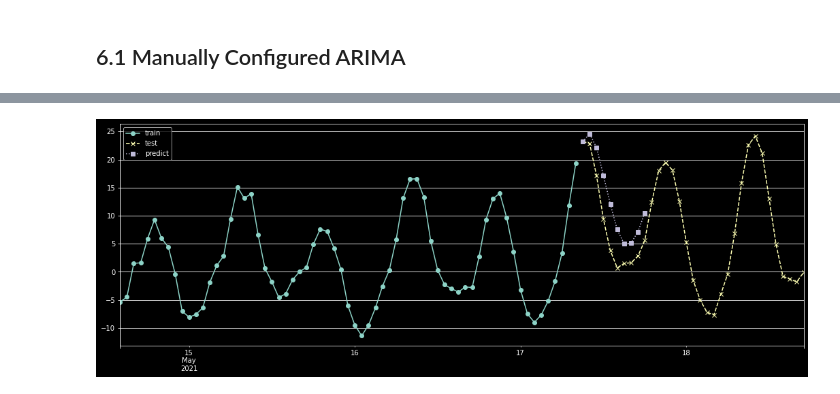
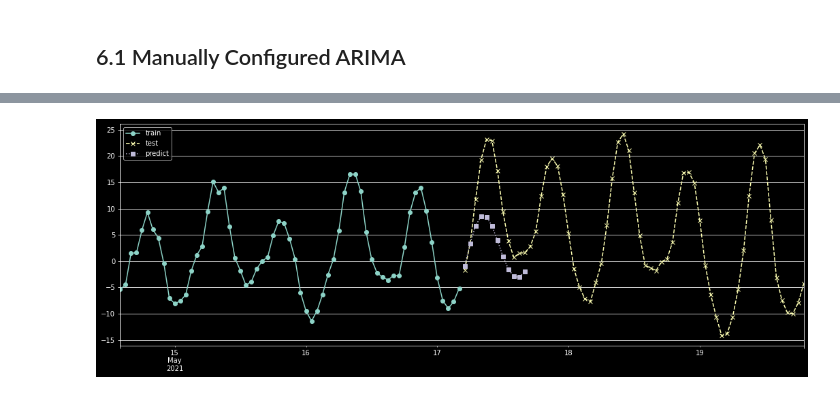
Before and after one commit to martinlarsalbert/water_depth, a Jupyter notebook: notebooks/02.1_ARIMA_model.ipynb, the cells around one changed output, grey strips where cells are left out. Drawn from its saved outputs; the diff is of its cells as text; code cells hidden in the pictures.

Commit message:
made a forecast

```diff
--- a/notebooks/02.1_ARIMA_model.ipynb
+++ b/notebooks/02.1_ARIMA_model.ipynb
@@ -61,7 +61,7 @@ Developing a Method for Model Evaluation.
 # %% [markdown]
 ## 3.1 Validation Dataset
 # %%
-split_ratio = 1/3
+split_ratio = 1/2
 index_split = int(len(data_depth)*split_ratio)
 y_train = data_depth.iloc[0:-index_split]
 y_test = data_depth.iloc[-index_split:]
@@ -231,5 +231,5 @@ plot_pred(y_train=y_train, y_test=y_test, y_pred=train_predict(y_train=y_train,
 # %%
-order=(4,1,0)
+order=(3,0,0)
 model = ARIMA(y_train, order=order)
 model_fit = model.fit()
 
@@ -241,5 +241,5 @@ y_pred
 Freq: H, dtype: float64
 # %%
-plot_pred(y_train=y_train, y_test=y_test, y_pred=model_fit.forecast(10))
+plot_pred(y_train=y_train, y_test=y_test, y_pred=model_fit.forecast(12))
 # %% [output]
-[figure, old version]
+[figure, new version]
```
Also changed, not shown: parts of 21 cells of this notebook.
